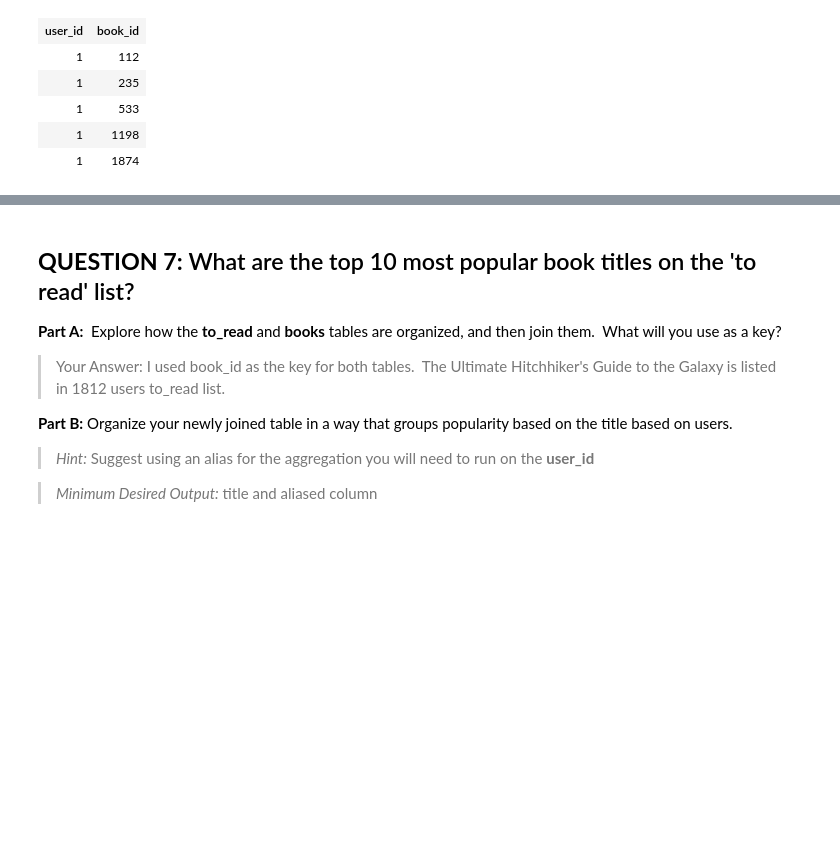
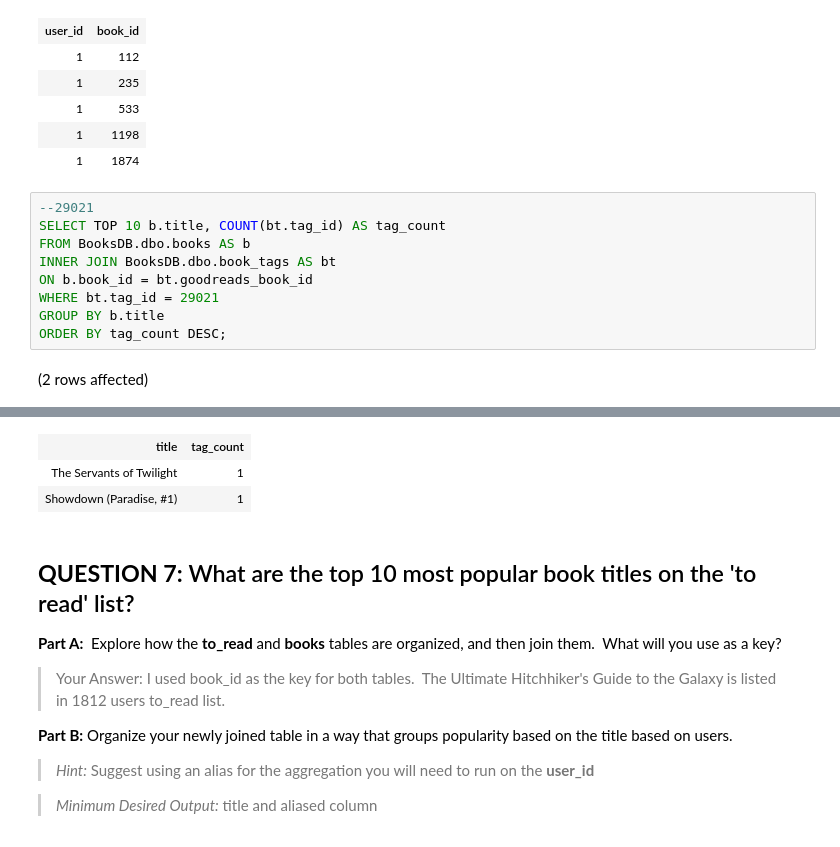
Before and after one commit to RachelKathryn/SQL-Part-3-Exercises, a Jupyter notebook: SQL-Part-3-Exercises/Notebook-1.ipynb, the cells around one changed output, grey strips where cells are left out. Saved outputs shown, nothing was run; the diff lists cells and outputs as text; blank space fills up the shorter version.

```diff
--- a/SQL-Part-3-Exercises/Notebook-1.ipynb
+++ b/SQL-Part-3-Exercises/Notebook-1.ipynb
@@ -333,3 +357,14 @@ Total execution time: 00:00:00.046
 | 1 | 533 |
 | 1 | 1198 |
 | 1 | 1874 |
+# %%
+--29021
+SELECT TOP 10 b.title, COUNT(bt.tag_id) AS tag_count
+FROM BooksDB.dbo.books AS b
+INNER JOIN BooksDB.dbo.book_tags AS bt
+ON b.book_id = bt.goodreads_book_id
+WHERE bt.tag_id = 29021
+GROUP BY b.title
+ORDER BY tag_count DESC;
+# %% [output]
+(2 rows affected)
@@ -336,3 +372,6 @@ Total execution time: 00:00:00.046
+| title | tag_count |
+| The Servants of Twilight | 1 |
+| Showdown (Paradise, #1) | 1 |
 # %% [markdown]
 ## **QUESTION 7:** What are the top 10 most popular book titles on the 'to read' list?
 
```
Also changed, not shown: parts of 3 cells of this notebook.
